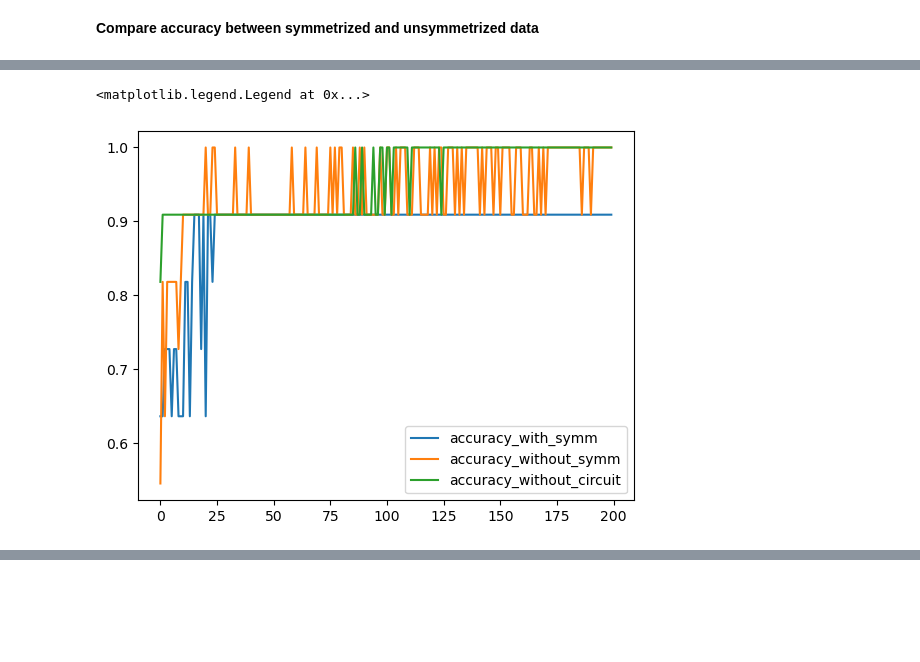
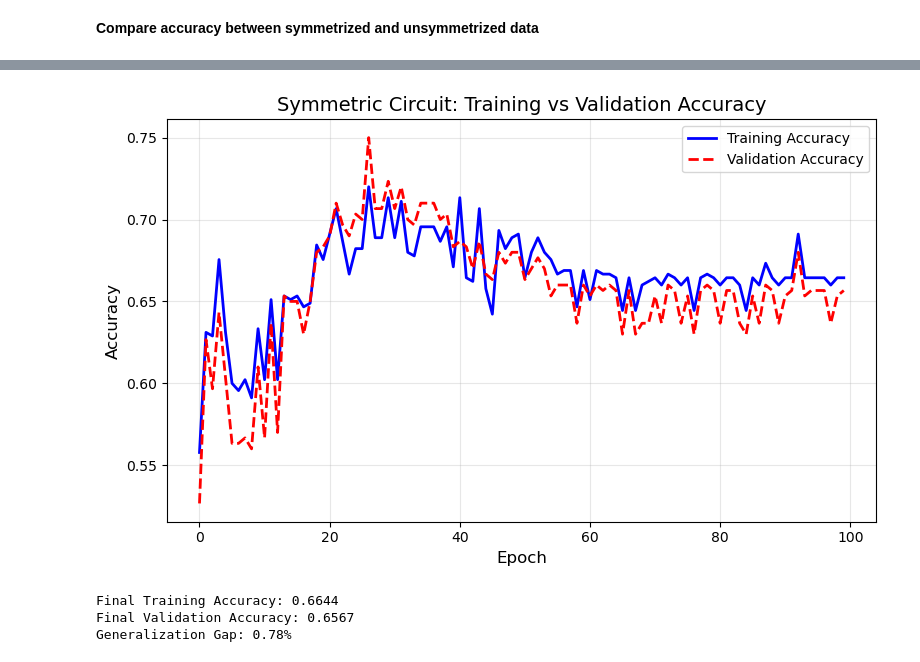
Before and after one commit to tyy0811/symmetry-in-variational-qml, a Jupyter notebook: tic_tac.ipynb, the cells around one changed output, grey strips where cells are left out. Drawn from its saved outputs; the diff is of its cells as text; code cells hidden in the pictures; blank space fills up the shorter version.

```diff
--- a/tic_tac.ipynb
+++ b/tic_tac.ipynb
@@ -825,2 +511,22 @@ Text(0.5, 1.0, 'Training and Validation Accuracy')
+# %%
+def compute_accuracy(weights, x_data, y_data, circuit_fn):
+    """Compute classification accuracy using vmap for efficiency."""
+    x_data = jnp.array(x_data)
+    y_data = jnp.array(y_data)
+
+    # Define single prediction logic
+    def predict_single(x, w):
+        result = circuit_fn(x, w)
+        return aggregate_observables(result)
+
+    # Vectorize prediction
+    batched_predict = jax.vmap(predict_single, in_axes=(0, None))
+
+    y_hats = batched_predict(x_data, weights)
+
+    pred_classes = jnp.argmax(y_hats, axis=1)
+    true_classes = jnp.argmax(y_data, axis=1)
+
+    return jnp.mean(pred_classes == true_classes)
 # %% [markdown]
 **Compare accuracy between symmetrized and unsymmetrized data**
@@ -971,24 +532,0 @@ history_without_circuit_jax = train_jax_mlp(
-# %%
-accuracy_with_symm = history_symm_jax.history['val_accuracy']
-accuracy_without_symm = history_without_symm_jax.history['val_accuracy']
-accuracy_without_circuit = history_without_circuit_jax.history['val_accuracy']
-
-loss_with_symm = history_symm_jax.history['val_loss']
-loss_without_symm = history_without_symm_jax.history['val_loss']
-loss_without_symm = history_without_circuit_jax.history['val_loss']
-
-epochs = range(len(acc))
-
-#plt.plot(epochs,loss_with_symm)
-#plt.plot(epochs,loss_without_symm)
-
-plt.plot(epochs,accuracy_with_symm)
-plt.plot(epochs,accuracy_without_symm)
-plt.plot(epochs,accuracy_without_circuit)
-
-plt.legend(["accuracy_with_symm", "accuracy_without_symm", 'accuracy_without_circuit'])
-
-#plt.title('Accuracy of symmetrized and unsymmetrized data')
-# %% [output]
-<matplotlib.legend.Legend at 0x...>
-[figure, removed]
@@ -994,0 +612,31 @@ plt.legend(["accuracy_with_symm", "accuracy_without_symm", 'accuracy_without_cir
+# %%
+# --- PAPER IMPLEMENTATION EXECUTION ---
+print("Starting JAX Training (Paper Implementation)...")
+
+# Initialize Params
+params = 0.01 * np.random.randn(PARAMS_PER_LAYER_SYMM * 2)
+
+# Run Training
+final_weights, history = optimize_circuit(x_train, y_train, params, lambda x, w: circuit_with_symm_multilayer(x, w, n_layers=2), n_epochs=100, batch_size=15)
+
+# Plot - Training vs Validation Accuracy
+plt.figure(figsize=(8, 5))
+if 'train_accuracy' in history:
+    plt.plot(history['train_accuracy'], 'b-', linewidth=2, label='Training Accuracy')
+if 'val_accuracy' in history:
+    plt.plot(history['val_accuracy'], 'r--', linewidth=2, label='Validation Accuracy')
+plt.xlabel('Epoch', fontsize=12)
+plt.ylabel('Accuracy', fontsize=12)
+plt.title('Symmetric Circuit: Training vs Validation Accuracy', fontsize=14)
+plt.legend(fontsize=10)
+plt.grid(True, alpha=0.3)
+plt.tight_layout()
+plt.show()
+
+# Print final stats
+if history.get('train_accuracy') and history.get('val_accuracy'):
+    print(f"\nFinal Training Accuracy: {history['train_accuracy'][-1]:.4f}")
+    print(f"Final Validation Accuracy: {history['val_accuracy'][-1]:.4f}")
+    gap = history['train_accuracy'][-1] - history['val_accuracy'][-1]
+    print(f"Generalization Gap: {gap*100:.2f}%")
+# %% [output]
@@ -994,0 +654,4 @@ plt.legend(["accuracy_with_symm", "accuracy_without_symm", 'accuracy_without_cir
+[figure, added]
+Final Training Accuracy: 0.6644
+Final Validation Accuracy: 0.6567
+Generalization Gap: 0.78%
```
Also changed, not shown: parts of 49 cells of this notebook.
